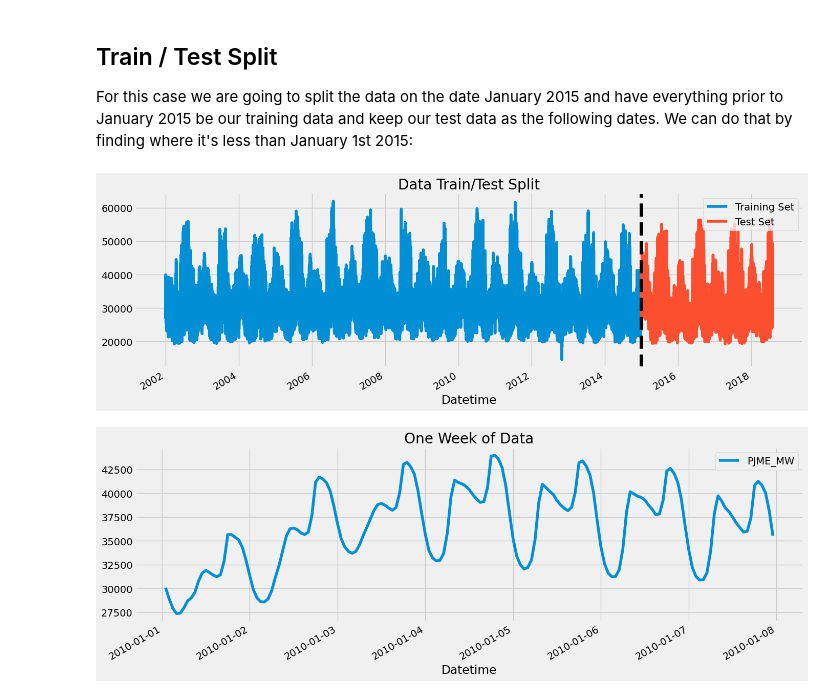
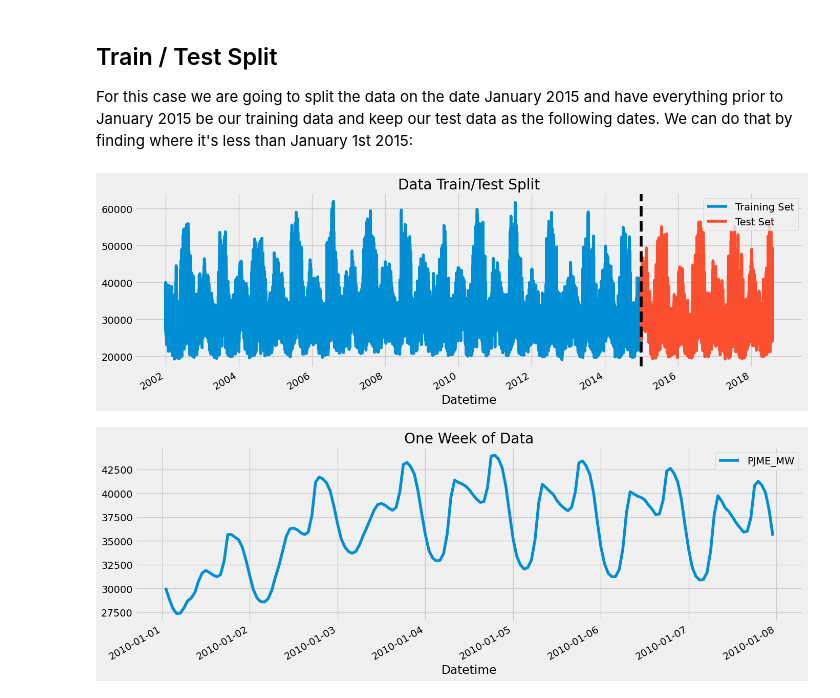
Before and after one commit to dorianDraper/Time-Series-projects, a Jupyter notebook: src/pt1_energy_consumption_project.ipynb, the cells around one changed output. Saved outputs shown, nothing was run; the diff lists cells and outputs as text; code cells hidden in the pictures.

```diff
--- a/src/energy_consumption_project.ipynb
+++ b/src/pt1_energy_consumption_project.ipynb
@@ -48,19 +79,20 @@ plt.show()
+# %%
+df = df.query('PJME_MW > 19_000').copy() # Removing the outliers from the dataset, with .copy() we are creating a new dataframe
 # %% [markdown]
 ## Train / Test Split
 For this case we are going to split the data on the date January 2015 and have everything prior to January 2015 be our training data and keep our test data as the following dates. We can do that by finding where it's less than January 1st 2015:
 # %%
-train = df.loc[df.index < '2015-01-01']
-test = df.loc[df.index >= '2015-01-01']
+train = df.loc[df.index < '01-01-2015']
+test = df.loc[df.index >= '01-01-2015']
 
-# Let's visualize the data
-fig, ax = plt.subplots(figsize=(15,5))
-train.plot(ax=ax, label = 'Training Set', title = 'Data Train/Test Split')
-test.plot(ax=ax, label = 'Test Set')
-ax.axvline(x = test.index[0], color = 'k', linewidth = 5, ls='--')
+fig, ax = plt.subplots(figsize=(15, 5))
+train.plot(ax=ax, label='Training Set', title='Data Train/Test Split')
+test.plot(ax=ax, label='Test Set')
+ax.axvline('01-01-2015', color='black', ls='--')
 ax.legend(['Training Set', 'Test Set'])
 plt.show()
 # %% [output]
-[figure, old version]
+[figure, new version]
 # %%
 # Let's now visualize one week of data
 df.loc[(df.index > '01-01-2010') & (df.index < '01-08-2010')].plot(figsize=(15,5), title='One Week of Data')
```
Also changed, not shown: parts of 7 cells of this notebook, 1 other file.
